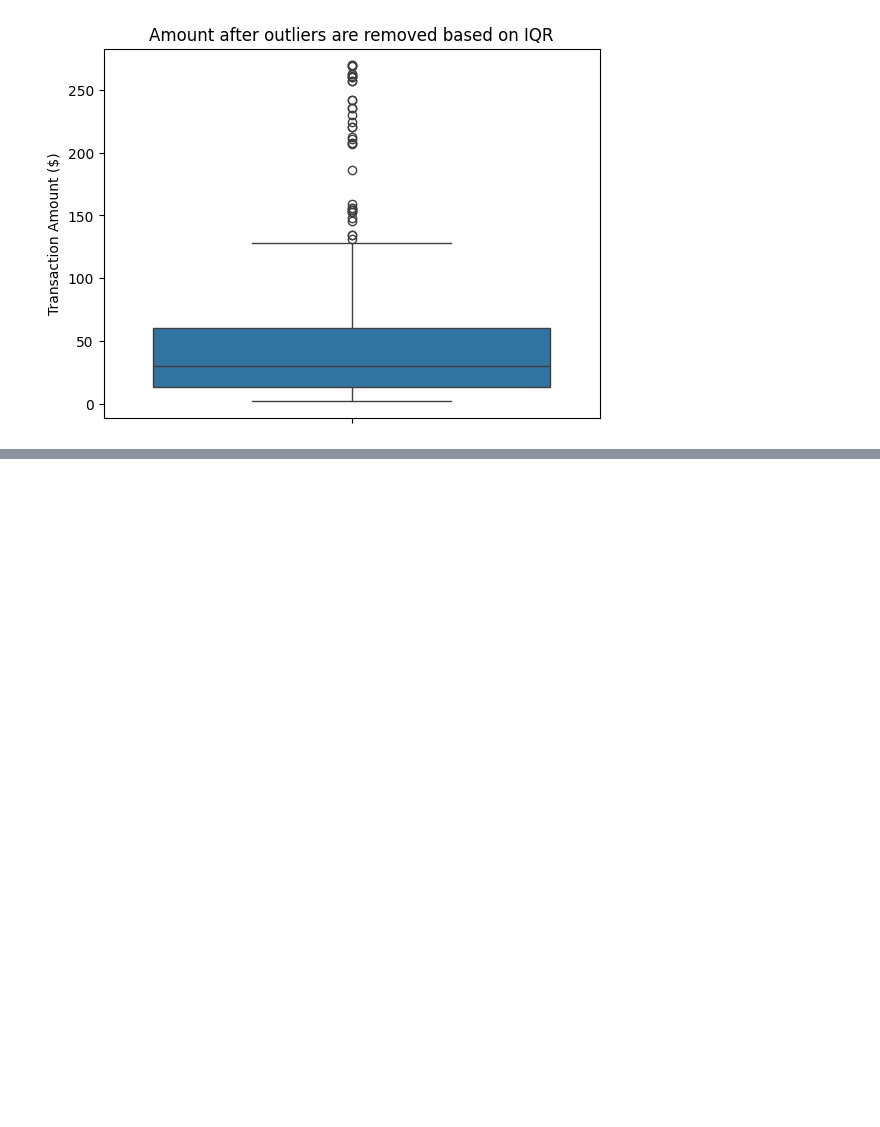
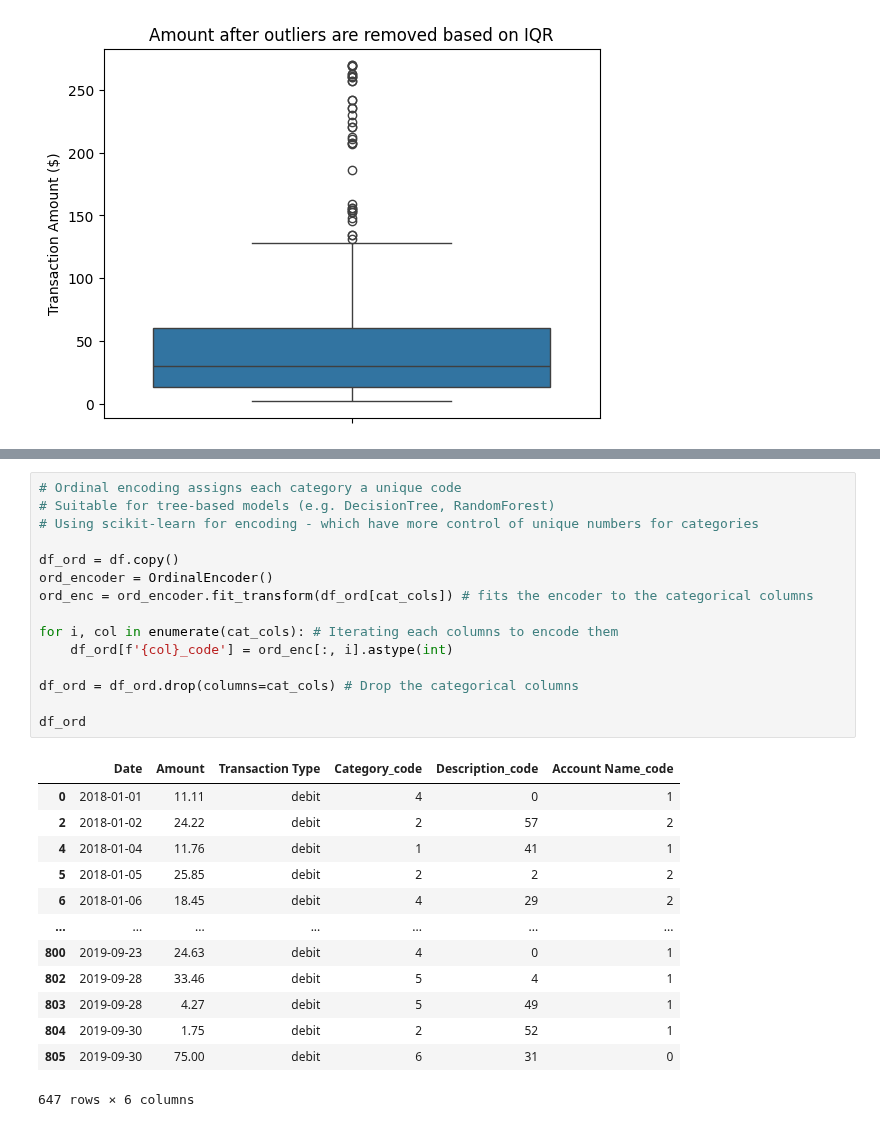
Before and after one commit to didrudals112/Finance-Forecasting-ML-Project, a Jupyter notebook: preprocessing.ipynb, the cells around one changed output, grey strips where cells are left out. Saved outputs shown, nothing was run; the diff lists cells and outputs as text; blank space fills up the shorter version.

```diff
--- a/preprocessing.ipynb
+++ b/preprocessing.ipynb
@@ -107,0 +173,29 @@ df_Month_Combined
+# %%
+# Ordinal encoding assigns each category a unique code
+# Suitable for tree-based models (e.g. DecisionTree, RandomForest)
+# Using scikit-learn for encoding - which have more control of unique numbers for categories
+
+df_ord = df.copy()
+ord_encoder = OrdinalEncoder()
+ord_enc = ord_encoder.fit_transform(df_ord[cat_cols]) # fits the encoder to the categorical columns
+
+for i, col in enumerate(cat_cols): # Iterating each columns to encode them
+    df_ord[f'{col}_code'] = ord_enc[:, i].astype(int)
+
+df_ord = df_ord.drop(columns=cat_cols) # Drop the categorical columns
+
+df_ord
+# %% [output]
+|  | Date | Amount | Transaction Type | Category_code | Description_code | Account Name_code |
+| 0 | 2018-01-01 | 11.11 | debit | 4 | 0 | 1 |
+| 2 | 2018-01-02 | 24.22 | debit | 2 | 57 | 2 |
+| 4 | 2018-01-04 | 11.76 | debit | 1 | 41 | 1 |
+| 5 | 2018-01-05 | 25.85 | debit | 2 | 2 | 2 |
+| 6 | 2018-01-06 | 18.45 | debit | 4 | 29 | 2 |
+| ... | ... | ... | ... | ... | ... | ... |
+| 800 | 2019-09-23 | 24.63 | debit | 4 | 0 | 1 |
+| 802 | 2019-09-28 | 33.46 | debit | 5 | 4 | 1 |
+| 803 | 2019-09-28 | 4.27 | debit | 5 | 49 | 1 |
+| 804 | 2019-09-30 | 1.75 | debit | 2 | 52 | 1 |
+| 805 | 2019-09-30 | 75.00 | debit | 6 | 31 | 0 |
+647 rows × 6 columns
```
Also changed, not shown: parts of 8 cells of this notebook.
